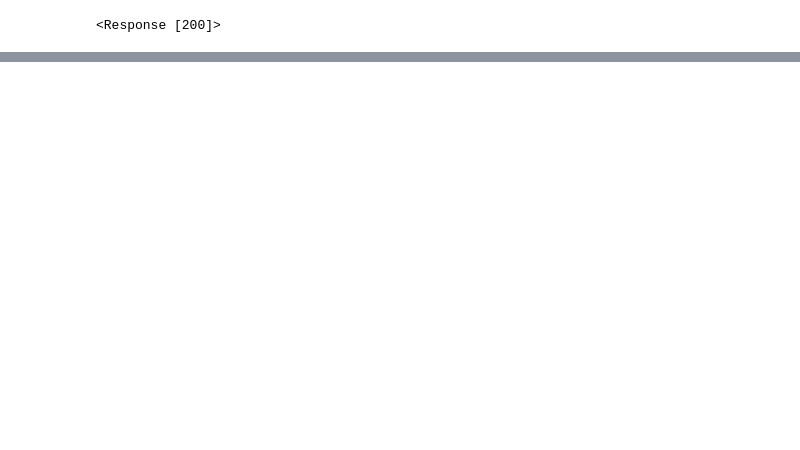
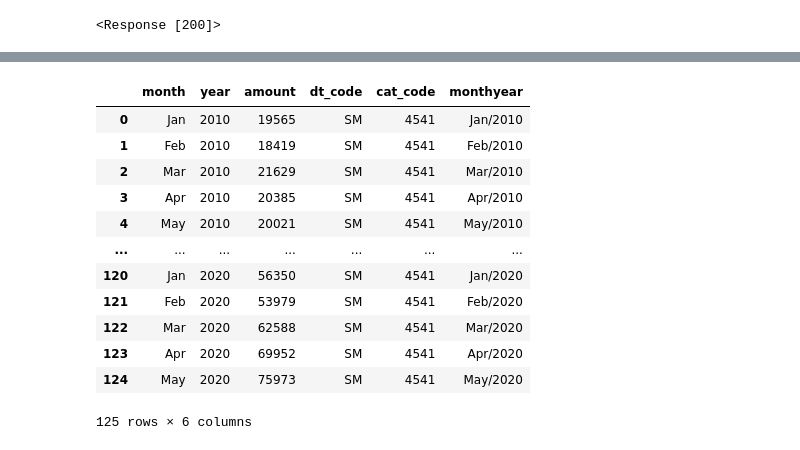
Before and after one commit to jeffhoffmanmba/Project1_eCommerce_Trends, a Jupyter notebook: Census API.ipynb, the cells around one changed output, grey strips where cells are left out. Saved outputs shown, nothing was run; the diff lists cells and outputs as text; code cells hidden in the pictures; blank space fills up the shorter version.

```diff
--- a/Census API.ipynb
+++ b/Census API.ipynb
@@ -124,0 +85,18 @@ category_df.head()
+# %%
+ecomm_sales = complete_df[(complete_df["cat_code"] == "4541") & (complete_df["dt_code"] == "SM")]
+ecomm_sales.reset_index(inplace=True,drop=True)
+ecomm_sales
+# %% [output]
+|  | month | year | amount | dt_code | cat_code | monthyear |
+| 0 | Jan | 2010 | 19565 | SM | 4541 | Jan/2010 |
+| 1 | Feb | 2010 | 18419 | SM | 4541 | Feb/2010 |
+| 2 | Mar | 2010 | 21629 | SM | 4541 | Mar/2010 |
+| 3 | Apr | 2010 | 20385 | SM | 4541 | Apr/2010 |
+| 4 | May | 2010 | 20021 | SM | 4541 | May/2010 |
+| ... | ... | ... | ... | ... | ... | ... |
+| 120 | Jan | 2020 | 56350 | SM | 4541 | Jan/2020 |
+| 121 | Feb | 2020 | 53979 | SM | 4541 | Feb/2020 |
+| 122 | Mar | 2020 | 62588 | SM | 4541 | Mar/2020 |
+| 123 | Apr | 2020 | 69952 | SM | 4541 | Apr/2020 |
+| 124 | May | 2020 | 75973 | SM | 4541 | May/2020 |
+125 rows × 6 columns
```
Also changed, not shown: parts of 22 cells of this notebook, 1 other file.
